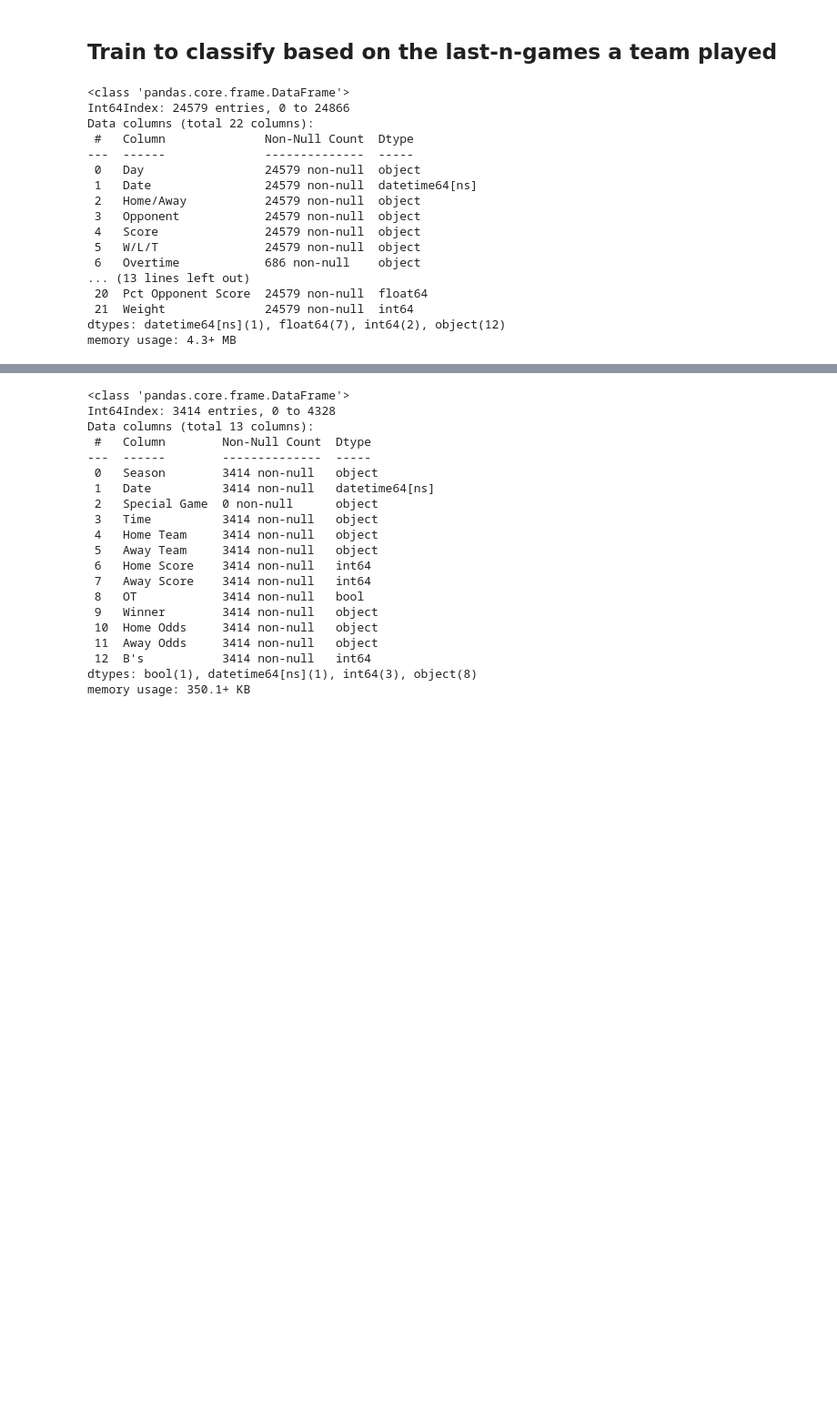
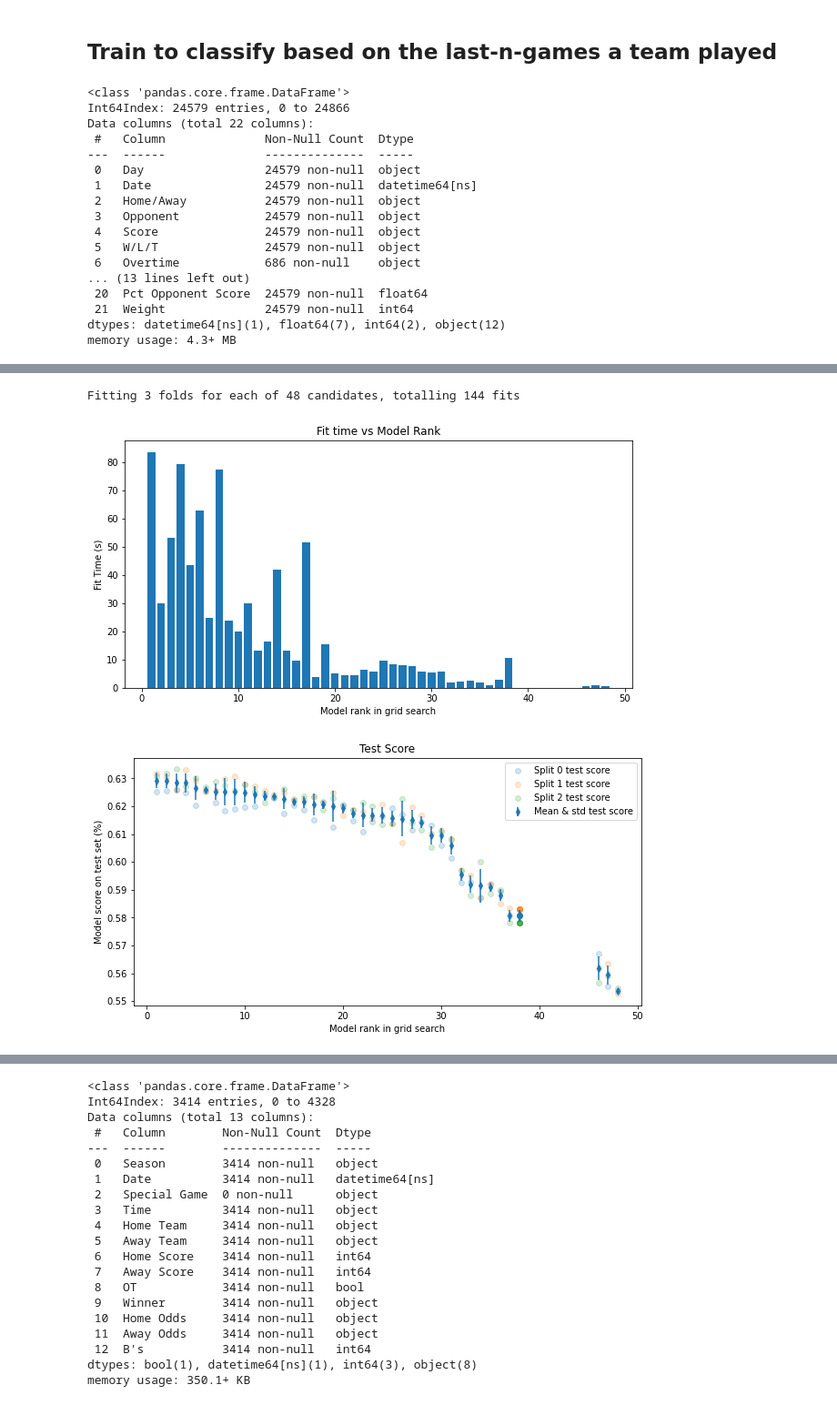
Before and after one commit to Eric-w-H/ORIE4741_Project, a Jupyter notebook: models/last-n-games-scores-only.ipynb, the cells around one changed output, grey strips where cells are left out. Shown at 91% size. Saved outputs shown, nothing was run; the diff lists cells and outputs as text; code cells hidden in the pictures; blank space fills up the shorter version.

```diff
--- a/models/last-n-games-scores-only.ipynb
+++ b/models/last-n-games-scores-only.ipynb
@@ -123,13 +123,13 @@ weight_cols = [
 y_cols = [
     'Class'
 ]
-date_cols_by_key = [['Date', 'Team Code_p_Date',
+date_cols_by_key = [['Team Code_p_Date',
                      'Team Code_pp_Date',
                      'Team Code_ppp_Date',
                      'Team Code_pppp_Date',
                      'Team Code_ppppp_Date',
                      ],
-                    ['Date', 'Opponent Code_p_Date',
+                    ['Opponent Code_p_Date',
                      'Opponent Code_pp_Date',
                      'Opponent Code_ppp_Date',
                      'Opponent Code_pppp_Date',
@@ -170,10 +176,8 @@ def dataset_transformer():
 # %%
-last_n_matches, new_columns = form_last_n_games(
-    played_matches, 5, lookup_x_cols, key_x_cols, filter_col)
+for date_cols in date_cols_by_key:
+    last_n_matches = last_n_matches.drop(
+        last_n_matches.index[last_n_matches[[filter_col] + date_cols].diff(axis=1)[date_cols[0]].dt.days == 0])
+    last_n_matches[date_cols] = last_n_matches[[filter_col] + date_cols].diff(axis=1)[date_cols]
 
-for date_cols in date_cols_by_key:
-  last_n_matches[date_cols] = last_n_matches[date_cols].drop(last_n_matches.index[last_n_matches[date_cols].diff(axis=1)[
-      date_cols[1]].dt.days == 0]).diff(axis=1)
-  last_n_matches.drop(columns=date_cols[0], inplace=True)
-
+last_n_matches.drop(columns=filter_col, inplace=True)
 last_n_matches.head()
@@ -180,3 +192,7 @@ last_n_matches.head()
+# %%
+for date_cols in date_cols_by_key:
+  for date_col in date_cols:
+    last_n_matches[date_col] = last_n_matches[date_col].dt.days
 # %%
 X = pd.concat([last_n_matches[x_cols], last_n_matches[new_columns]], axis=1)
 y = last_n_matches[y_cols]
@@ -327,28 +423,31 @@ grid_search_bag_tree = model_selection.GridSearchCV(
 if do_sklearn_grid_tree:
     grid_search_bag_tree.fit(X_cv, y_cv.values.ravel(), **{
                              'bagging_clf__sample_weight': weight_cv.values.ravel()})
+# %% [output]
+Fitting 3 folds for each of 48 candidates, totalling 144 fits
 # %%
 if do_sklearn_grid_tree:
     # print(grid_search_bag_tree.cv_results_.keys())
 
     x = grid_search_bag_tree.cv_results_['rank_test_score']
     plt.bar(x, grid_search_bag_tree.cv_results_['mean_fit_time'])
     plt.title('Fit time vs Model Rank')
     plt.xlabel('Model rank in grid search')
     plt.ylabel('Fit Time (s)')
     plt.show()
 
     plt.errorbar(x, grid_search_bag_tree.cv_results_['mean_test_score'], grid_search_bag_tree.cv_results_['std_test_score'], fmt='d', markersize=5, label='Mean & std test score')
     plt.scatter(x, grid_search_bag_tree.cv_results_['split0_test_score'], alpha=0.2, label='Split 0 test score')
     plt.scatter(x, grid_search_bag_tree.cv_results_['split1_test_score'], alpha=0.2, label='Split 1 test score')
     plt.scatter(x, grid_search_bag_tree.cv_results_['split2_test_score'], alpha=0.2, label='Split 2 test score')
-    plt.scatter(x, grid_search_bag_tree.cv_results_['split3_test_score'], alpha=0.2, label='Split 3 test score')
-    plt.scatter(x, grid_search_bag_tree.cv_results_['split4_test_score'], alpha=0.2, label='Split 4 test score')
     plt.title('Test Score')
     plt.xlabel('Model rank in grid search')
     plt.ylabel('Model score on test set (%)')
     plt.legend()
     plt.show()
+# %% [output]
+[figure, added]
+[figure, added]
 # %%
 if do_sklearn_grid_tree:
   print(
```
Also changed, not shown: parts of 45 cells of this notebook, 1 other file.
